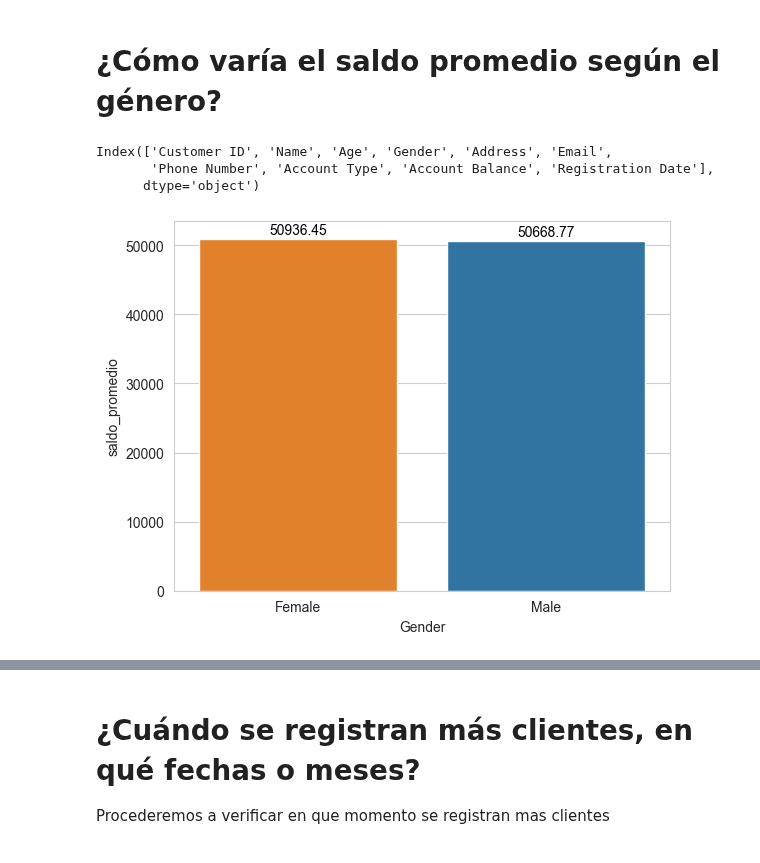
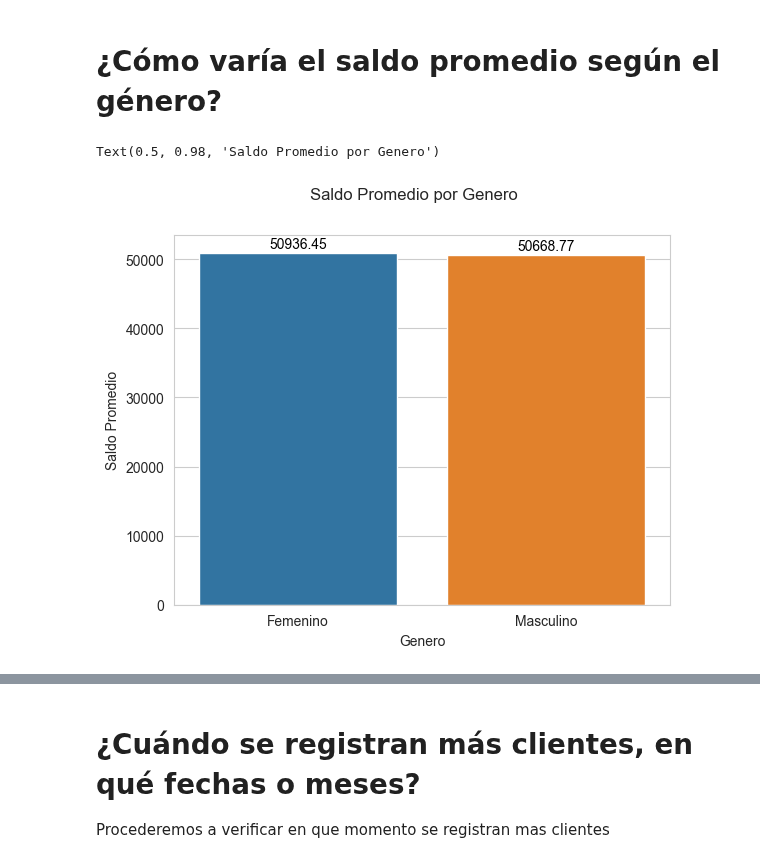
Before and after one commit to Vigonzaleze/analisisDatos_clientesBancarios, a Jupyter notebook: Analisis/analisis.ipynb, the cells around one changed output, grey strips where cells are left out. Drawn from its saved outputs; the diff is of its cells as text; code cells hidden in the pictures.

```diff
--- a/Analisis/analisis.ipynb
+++ b/Analisis/analisis.ipynb
@@ -487,34 +487,43 @@ Existe una relacion negativa para ambos tipos de cuentas, pero lo que cambia ent
 Por lo que el tipo de cuenta si afecta a los clientes de forma moderada. La edad en cambio afecta de forma diferencial entre tipos de cuenta, pero si hablamos en forma global, se puede ver una ligera disminucion de saldos con la edad (Como lo demuestra la correlacion hecha unos cuadros mas arriba).
 # %% [markdown]
 # ¿Cómo varía el saldo promedio según el género?
-# %%
-datos_modif.columns
-# %% [output]
-Index(['Customer ID', 'Name', 'Age', 'Gender', 'Address', 'Email',
-       'Phone Number', 'Account Type', 'Account Balance', 'Registration Date'],
-      dtype='object')
 # %%
 # Obtenemos los datos
-sueldoProm_genero = datos_modif.copy().groupby("Gender",observed=False)\
+saldoProm_genero = datos_modif.copy().groupby("Gender",observed=False)\
     .agg(saldo_promedio = ("Account Balance","mean"))
 
-sueldoProm_genero["saldo_promedio"] = sueldoProm_genero["saldo_promedio"].round(2)
+saldoProm_genero["saldo_promedio"] = saldoProm_genero["saldo_promedio"].round(2) # maximo 2 decimales
+
+# Modificacion de Generos
+
+saldoProm_genero.loc[saldoProm_genero.index.str.contains("Male"), 'Sexo'] = 'Masculino'
+saldoProm_genero.loc[saldoProm_genero.index.str.contains("Female"), 'Sexo'] = 'Femenino'
+
+# condicionAE = distrib_geograf["Address"].str.contains(' AE ')
+
+# # modificaciones a estados militares
+# distrib_geograf.loc[condicionAA, 'State'] = 'AA'
 # %%
 # Creacion del grafico
 grafbar_saldoProm_genero = sb.barplot(
-    data=sueldoProm_genero, x='Gender', y='saldo_promedio',
-    hue="Gender", hue_order=["Male", "Female"],errorbar=None
+    data=saldoProm_genero, x='Sexo', y='saldo_promedio',
+    hue="Sexo",errorbar=None
 )
 
 #Mostrar los valores de cada barra en el grafico
 for p in grafbar_saldoProm_genero.patches:
     altura = p.get_height()
     grafbar_saldoProm_genero.annotate(
         f'{float(altura)}',
         (p.get_x() + p.get_width() / 2, altura),
         ha='center', va='bottom',
         fontsize=10, color='black', xytext=(0,1),
         textcoords='offset points'
     )
+
+mpl.pyplot.xlabel('Genero')
+mpl.pyplot.ylabel('Saldo Promedio')
+mpl.pyplot.suptitle('Saldo Promedio por Genero')
 # %% [output]
+Text(0.5, 0.98, 'Saldo Promedio por Genero')
-[figure, old version]
+[figure, new version]
```
Also changed, not shown: parts of 1 cell of this notebook.
